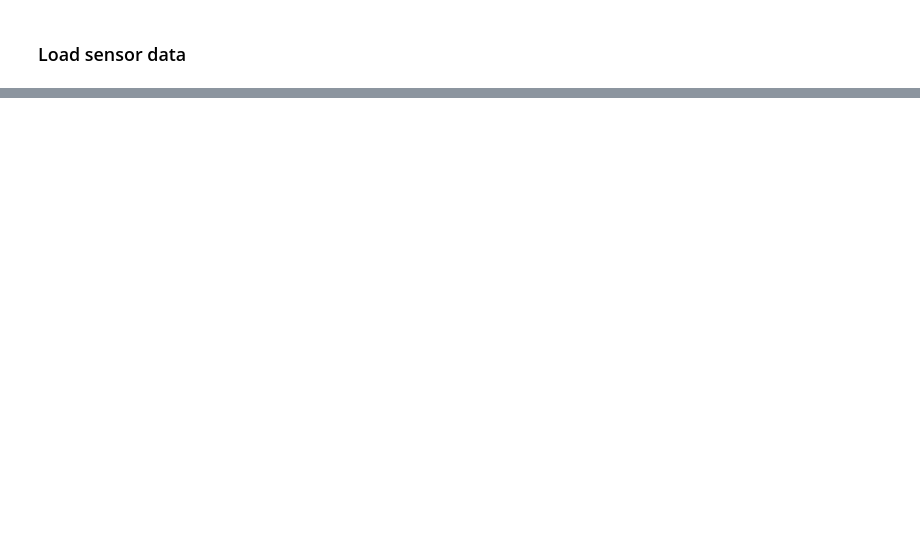
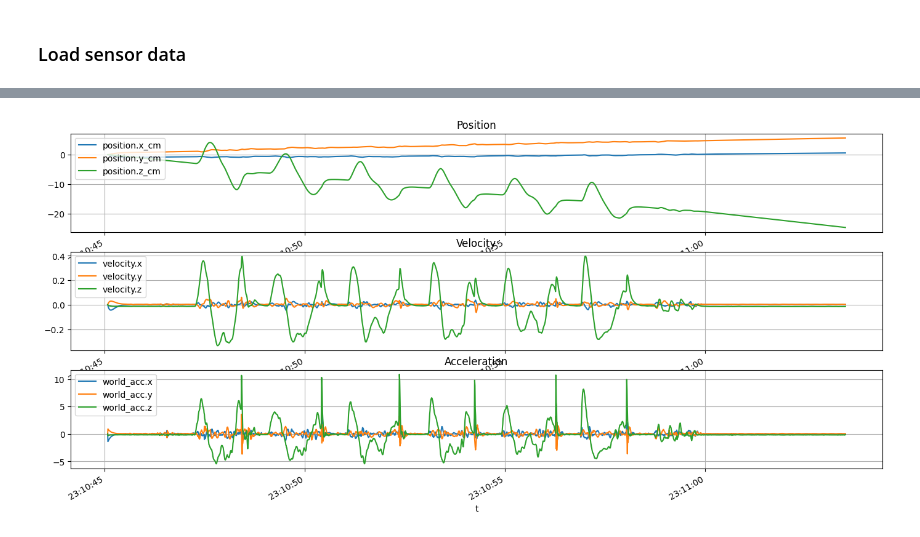
Before and after one commit to MatthijsReyers/gait-analyzer, a Jupyter notebook: test-processing/analysis.ipynb, the cells around one changed output, grey strips where cells are left out. Cells and saved outputs as stored; diff of their text form; code cells hidden in the pictures; blank space fills up the shorter version.

```diff
--- a/test-processing/analysis.ipynb
+++ b/test-processing/analysis.ipynb
@@ -79,0 +85,7 @@ sensors
+# %%
+algo = pd.read_csv(ALGORITHM_DATA)
+# Convert ESP32 system time to local time so the graphs make more sense.
+algo['t'] = pd.to_datetime((algo['time'] / 1_000_000_000.0) + now, unit='s')
+algo.set_index(algo['t'], inplace=True)
+algo.drop(columns=['t'], inplace=True)
+algo.head()
@@ -99,0 +124,32 @@ fig.set_figwidth(15)
+# %%
+fig, (ax1, ax2, ax3) = plt.subplots(3, 1)
+
+algo['position.x_cm'] = algo['position.x'] * 100
+algo['position.y_cm'] = algo['position.y'] * 100
+algo['position.z_cm'] = algo['position.z'] * 100
+
+algo['position.x_cm'].plot(ax=ax1)
+algo['position.y_cm'].plot(ax=ax1)
+algo['position.z_cm'].plot(ax=ax1)
+ax1.legend(loc='upper left')
+ax1.grid()
+ax1.set_title('Position')
+
+algo['velocity.x'].plot(ax=ax2)
+algo['velocity.y'].plot(ax=ax2)
+algo['velocity.z'].plot(ax=ax2)
+ax2.legend(loc='upper left')
+ax2.grid()
+ax2.set_title('Velocity')
+
+algo['world_acc.x'].plot(ax=ax3)
+algo['world_acc.y'].plot(ax=ax3)
+algo['world_acc.z'].plot(ax=ax3)
+ax3.legend(loc='upper left')
+ax3.grid()
+ax3.set_title('Acceleration')
+
+fig.set_figwidth(17)
+fig.set_figheight(8)
+# %% [output]
+[figure, added]
```
Also changed, not shown: parts of 22 cells of this notebook, 3 other files.
